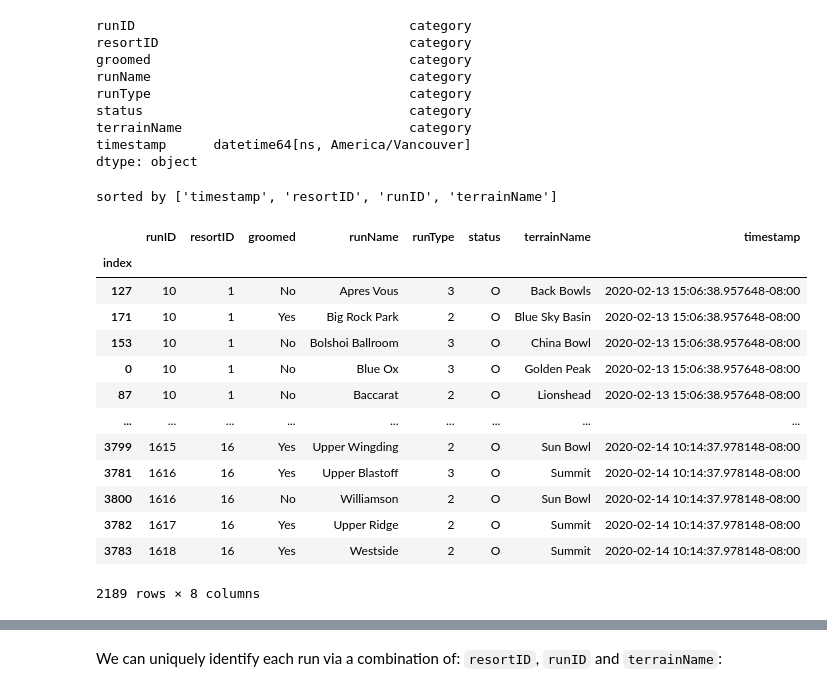
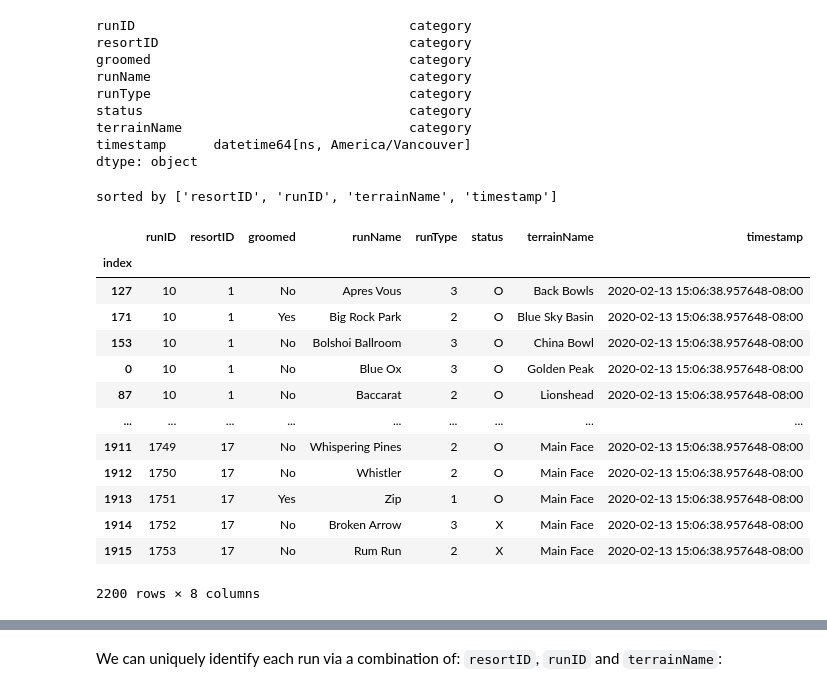
Before and after one commit to Pall-v/snowbot, a Jupyter notebook: notebooks/2.0-pv-process-json.ipynb, the cells around one changed output, grey strips where cells are left out. Drawn from its saved outputs; the diff is of its cells as text; code cells hidden in the pictures.

```diff
--- a/notebooks/2.0-pv-process-json.ipynb
+++ b/notebooks/2.0-pv-process-json.ipynb
@@ -868,25 +820,27 @@ terrainName                             category
 timestamp      datetime64[ns, America/Vancouver]
 dtype: object
 # %%
+
 # Sort by timestamp and ID columns
-sort = ['timestamp']
-sort.extend(topic_ID_col_names[topic])
-print(f"sorted by {sort}")
-parq_df.sort_values(sort)
+record_id_cols = deepcopy(topic_ID_col_names)[topic]
+if type(record_id_cols) == str : record_id_cols = [record_id_cols]
+record_id_cols.extend(['timestamp'])
+print(f"sorted by {record_id_cols}")
+parq_df.sort_values(record_id_cols)
 # %% [output]
-sorted by ['timestamp', 'resortID', 'runID', 'terrainName']
+sorted by ['resortID', 'runID', 'terrainName', 'timestamp']
 |  | runID | resortID | groomed | runName | runType | status | terrainName | timestamp |
 | index |  |  |  |  |  |  |  |  |
 | 127 | 10 | 1 | No | Apres Vous | 3 | O | Back Bowls | 2020-02-13 15:06:38.957648-08:00 |
 | 171 | 10 | 1 | Yes | Big Rock Park | 2 | O | Blue Sky Basin | 2020-02-13 15:06:38.957648-08:00 |
 | 153 | 10 | 1 | No | Bolshoi Ballroom | 3 | O | China Bowl | 2020-02-13 15:06:38.957648-08:00 |
 | 0 | 10 | 1 | No | Blue Ox | 3 | O | Golden Peak | 2020-02-13 15:06:38.957648-08:00 |
 | 87 | 10 | 1 | No | Baccarat | 2 | O | Lionshead | 2020-02-13 15:06:38.957648-08:00 |
 | ... | ... | ... | ... | ... | ... | ... | ... | ... |
-| 3799 | 1615 | 16 | Yes | Upper Wingding | 2 | O | Sun Bowl | 2020-02-14 10:14:37.978148-08:00 |
-| 3781 | 1616 | 16 | Yes | Upper Blastoff | 3 | O | Summit | 2020-02-14 10:14:37.978148-08:00 |
-| 3800 | 1616 | 16 | No | Williamson | 2 | O | Sun Bowl | 2020-02-14 10:14:37.978148-08:00 |
-| 3782 | 1617 | 16 | Yes | Upper Ridge | 2 | O | Summit | 2020-02-14 10:14:37.978148-08:00 |
-| 3783 | 1618 | 16 | Yes | Westside | 2 | O | Summit | 2020-02-14 10:14:37.978148-08:00 |
+| 1911 | 1749 | 17 | No | Whispering Pines | 2 | O | Main Face | 2020-02-13 15:06:38.957648-08:00 |
+| 1912 | 1750 | 17 | No | Whistler | 2 | O | Main Face | 2020-02-13 15:06:38.957648-08:00 |
+| 1913 | 1751 | 17 | Yes | Zip | 1 | O | Main Face | 2020-02-13 15:06:38.957648-08:00 |
+| 1914 | 1752 | 17 | No | Broken Arrow | 3 | X | Main Face | 2020-02-13 15:06:38.957648-08:00 |
+| 1915 | 1753 | 17 | No | Rum Run | 2 | X | Main Face | 2020-02-13 15:06:38.957648-08:00 |
-2189 rows × 8 columns
+2200 rows × 8 columns
 # %%
```
Also changed, not shown: parts of 38 cells of this notebook.
